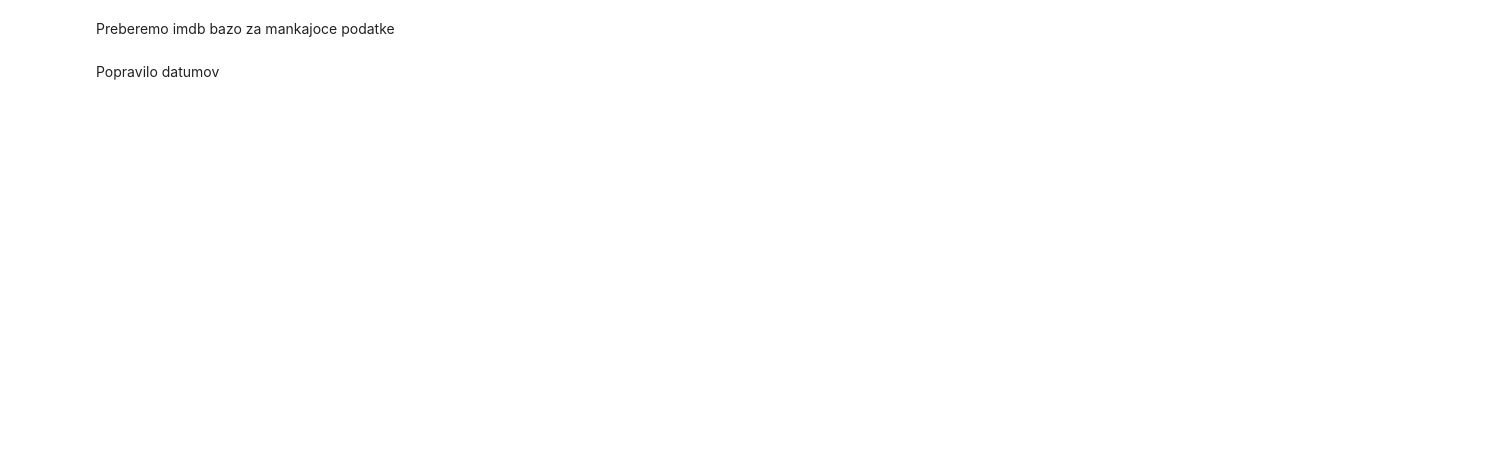
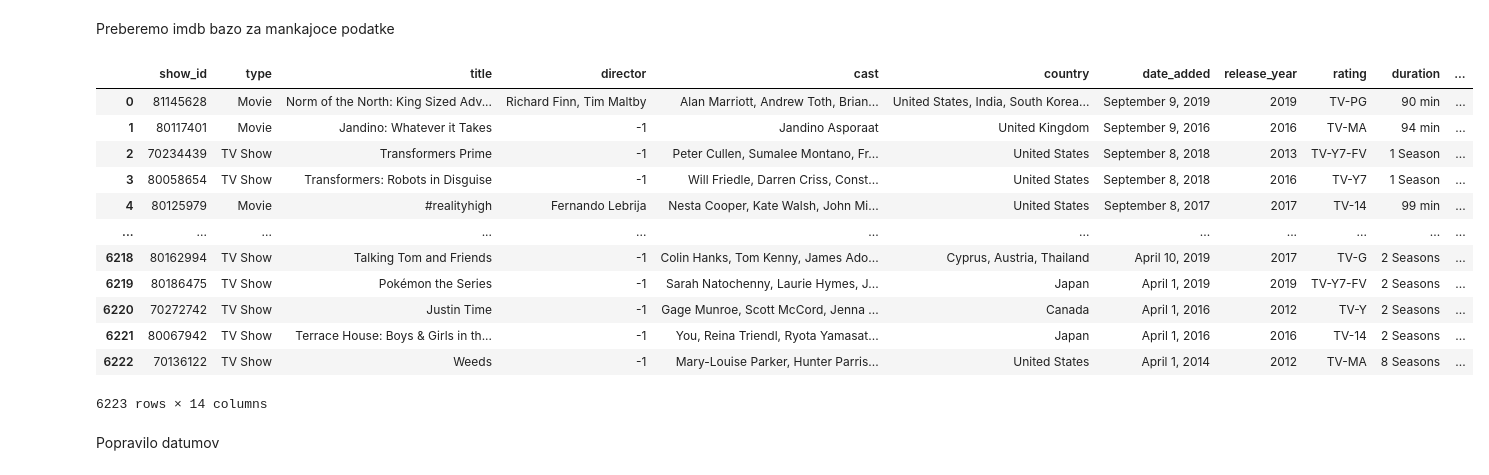
Before and after one commit to AshesOfPhoenix/PR19KKZDBMPBPGS, a Jupyter notebook: priprava_podatkov.ipynb, the cells around one changed output. Saved outputs shown, nothing was run; the diff lists cells and outputs as text; code cells hidden in the pictures; blank space fills up the shorter version.

```diff
--- a/priprava_podatkov.ipynb
+++ b/priprava_podatkov.ipynb
@@ -84,6 +87,24 @@ for idx, naslov in enumerate(netflix1["title"]):
                 print(data)
     if i%100 == 0:
         print(i)
+# %%
+netflix1 = pd.read_csv("Netflix_all.csv")
+#netflix1['date_added'].to_csv("D:\\OneDrive\\PhenixZeroPrime\FRI\\2. Letnik 2. Semester\\Podatkovno Rudarjenje\\PR_Projektna\\PR19KZMBG\\datumi.csv", index=False)
+netflix1 = netflix1[netflix1['date_added'] != '0']
+# %% [output]
+|  | show_id | type | title | director | cast | country | date_added | release_year | rating | duration | ... |
+| 0 | 81145628 | Movie | Norm of the North: King Sized Adv... | Richard Finn, Tim Maltby | Alan Marriott, Andrew Toth, Brian... | United States, India, South Korea... | September 9, 2019 | 2019 | TV-PG | 90 min | ... |
+| 1 | 80117401 | Movie | Jandino: Whatever it Takes | -1 | Jandino Asporaat | United Kingdom | September 9, 2016 | 2016 | TV-MA | 94 min | ... |
+| 2 | 70234439 | TV Show | Transformers Prime | -1 | Peter Cullen, Sumalee Montano, Fr... | United States | September 8, 2018 | 2013 | TV-Y7-FV | 1 Season | ... |
+| 3 | 80058654 | TV Show | Transformers: Robots in Disguise | -1 | Will Friedle, Darren Criss, Const... | United States | September 8, 2018 | 2016 | TV-Y7 | 1 Season | ... |
+| 4 | 80125979 | Movie | #realityhigh | Fernando Lebrija | Nesta Cooper, Kate Walsh, John Mi... | United States | September 8, 2017 | 2017 | TV-14 | 99 min | ... |
+| ... | ... | ... | ... | ... | ... | ... | ... | ... | ... | ... | ... |
+| 6218 | 80162994 | TV Show | Talking Tom and Friends | -1 | Colin Hanks, Tom Kenny, James Ado... | Cyprus, Austria, Thailand | April 10, 2019 | 2017 | TV-G | 2 Seasons | ... |
+| 6219 | 80186475 | TV Show | Pokémon the Series | -1 | Sarah Natochenny, Laurie Hymes, J... | Japan | April 1, 2019 | 2019 | TV-Y7-FV | 2 Seasons | ... |
+| 6220 | 70272742 | TV Show | Justin Time | -1 | Gage Munroe, Scott McCord, Jenna ... | Canada | April 1, 2016 | 2012 | TV-Y | 2 Seasons | ... |
+| 6221 | 80067942 | TV Show | Terrace House: Boys & Girls in th... | -1 | You, Reina Triendl, Ryota Yamasat... | Japan | April 1, 2016 | 2016 | TV-14 | 2 Seasons | ... |
+| 6222 | 70136122 | TV Show | Weeds | -1 | Mary-Louise Parker, Hunter Parris... | United States | April 1, 2014 | 2012 | TV-MA | 8 Seasons | ... |
+6223 rows × 14 columns
 # %% [markdown]
 Popravilo datumov
 # %%
```
Also changed, not shown: parts of 9 cells of this notebook, 1 other file.
